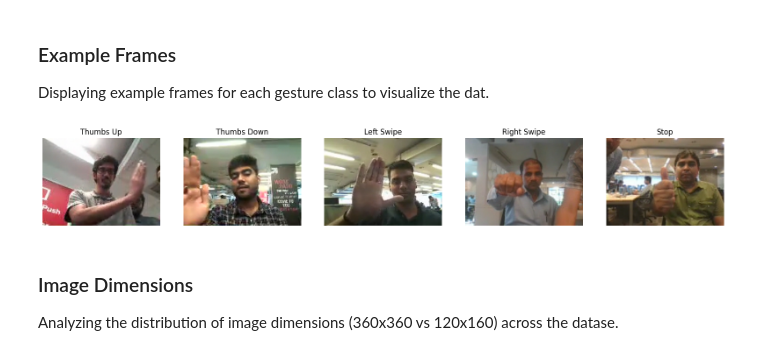
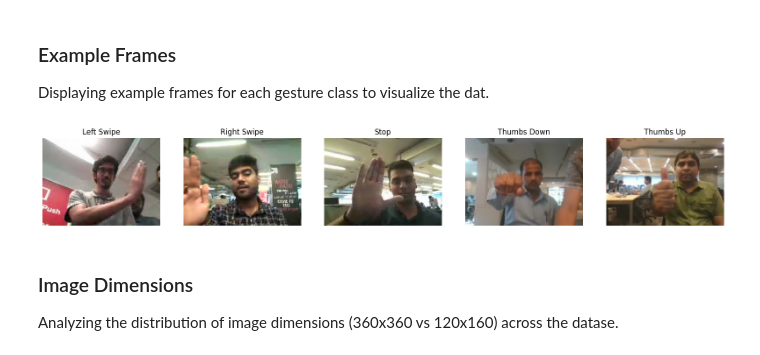
Before and after one commit to himanshudongre/gesture-recognition, a Jupyter notebook: gesture-recognition-final.ipynb, the cells around one changed output. Cells and saved outputs as stored; diff of their text form; code cells hidden in the pictures.

```diff
--- a/gesture-recognition-final.ipynb
+++ b/gesture-recognition-final.ipynb
@@ -115,34 +115,34 @@ Displaying example frames for each gesture class to visualize the dat.
 # %%
 # Visualize example frames
 import cv2
 import matplotlib.pyplot as plt
 
 # Map labels to gesture names
 gesture_labels = {
-    0: "Thumbs Up",
-    1: "Thumbs Down",
-    2: "Left Swipe",
-    3: "Right Swipe",
-    4: "Stop"
+    0: "Left Swipe",
+    1: "Right Swipe",
+    2: "Stop",
+    3: "Thumbs Down",
+    4: "Thumbs Up"
 }
 
 # Display example frames
 fig, axes = plt.subplots(1, 5, figsize=(20, 10))
 
 for i, (label, gesture) in enumerate(gesture_labels.items()):
     # Get the folder for a video of this gesture
     video_folder = train_csv[train_csv['label'] == label].iloc[0]['folder']
     video_path = os.path.join(train_path, video_folder)
     frame_path = os.path.join(video_path, os.listdir(video_path)[0])  # Load the first frame
     frame = cv2.imread(frame_path)
     frame = cv2.cvtColor(frame, cv2.COLOR_BGR2RGB)  # Convert to RGB for display
     axes[i].imshow(frame)
     axes[i].set_title(gesture)
     axes[i].axis('off')
 
 plt.show()
 # %% [output]
-[figure, old version]
+[figure, new version]
 # %% [markdown]
 ### Image Dimensions
 
```
Also changed, not shown: parts of 1 cell of this notebook.
